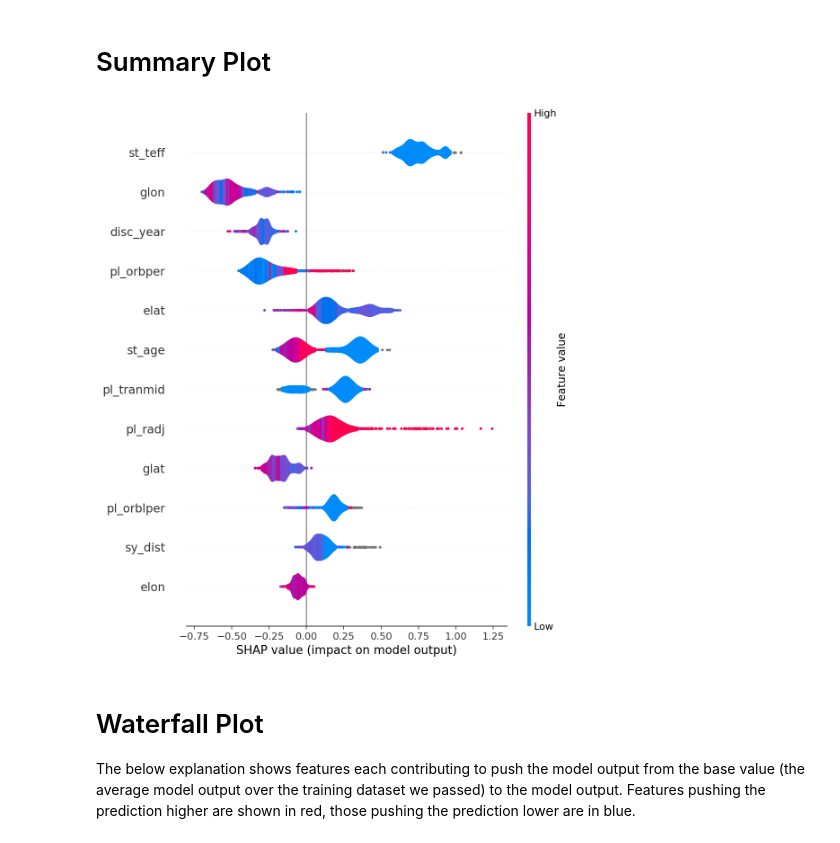
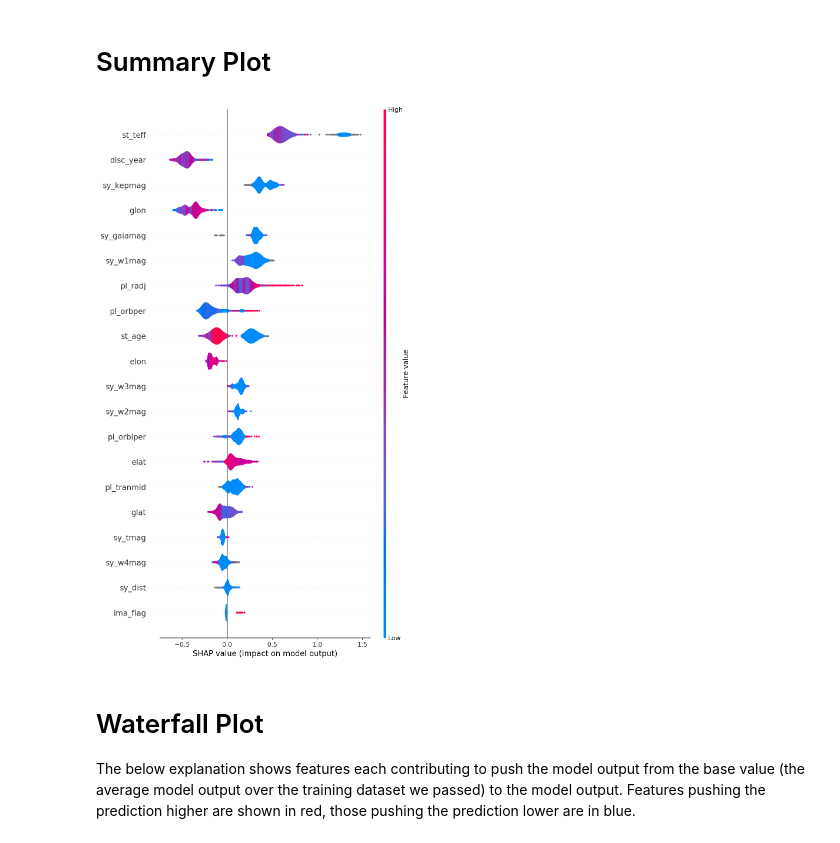
Before and after one commit to sourestdeeds/firefly, a Jupyter notebook: firefly/Project Serenity/workbook.ipynb, the cells around one changed output. Drawn from its saved outputs; the diff is of its cells as text; code cells hidden in the pictures.

```diff
--- a/firefly/Project Serenity/workbook.ipynb
+++ b/firefly/Project Serenity/workbook.ipynb
@@ -39,17 +38,17 @@ hyper_parameters = {'nthread':[4], #when use hyperthread, xgboost may become slo
                     'objective':['count:poisson'],#['reg:squarederror'],['count:poisson']['reg:squaredlogerror']
                     'learning_rate': [0.05], #so called `eta` value
                     'max_depth': [5,6,7],
-                    'min_child_weight': [0,],
+                    'min_child_weight': [0,0.1],
                     'subsample': [0.2],
                     'colsample_bytree': [1],
                     'n_estimators': [500,]}
 
 
-features = ['pl_radj', 'glat', 'glon', 'elat', 'elon', 'sy_dist', 'disc_year', 'st_age', 'st_teff', 'pl_orblper', 'pl_tranmid', 'pl_orbper']
-# features = ['pl_radj', 'pl_name']
+features = ['pl_radj', 'glat', 'glon', 'elat', 'elon', 'sy_dist', 'disc_year', 'st_age', 'st_teff', 'pl_orblper', 'pl_tranmid', 'pl_orbper', 'sy_w3mag', 'sy_w2mag', 'sy_w1mag', 'sy_w4mag', 'sy_gaiamag', 'sy_tmag', 'sy_kepmag',  'ima_flag']
+# features = ['pl_radj']
 objective = 'pl_massj'
 override = False
-random_seed = randrange(100)
+random_seed = 1# randrange(100)
 X_train, X_test, y_train, y_test, X, y = read_data('data/ML_nasa_tess_viable.csv.xz', objective, features, seed=random_seed, override_features=override)
 # X_train, X_test, y_train, y_test, X, y = read_data('data/nasa_full.csv.xz', objective, features, seed=3)
 # X_train, X_test, y_train, y_test, X, y = read_data('data/kep.csv.gz', objective, features, override_features=override)
@@ -170,10 +174,9 @@ shap.force_plot(explainer.expected_value, shap_values[:400,:], X.iloc[:400,:])
 # %% [markdown]
 # Summary Plot
 # %%
-fig, ax = plt.subplots(figsize=(12,10))
 shap.summary_plot(shap_values, X, plot_size=0.75, plot_type='violin')
 # %% [output]
-[figure, old version]
+[figure, new version]
 # %% [markdown]
 # Waterfall Plot
 The below explanation shows features each contributing to push the model output from the base value (the average model output over the training dataset we passed) to the model output. Features pushing the prediction higher are shown in red, those pushing the prediction lower are in blue.
```
Also changed, not shown: parts of 14 cells of this notebook, 9 other files.
